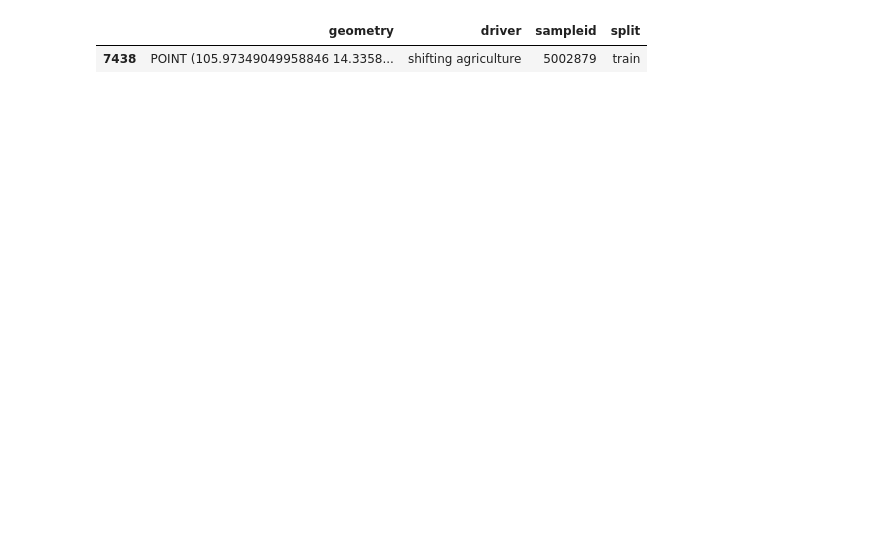
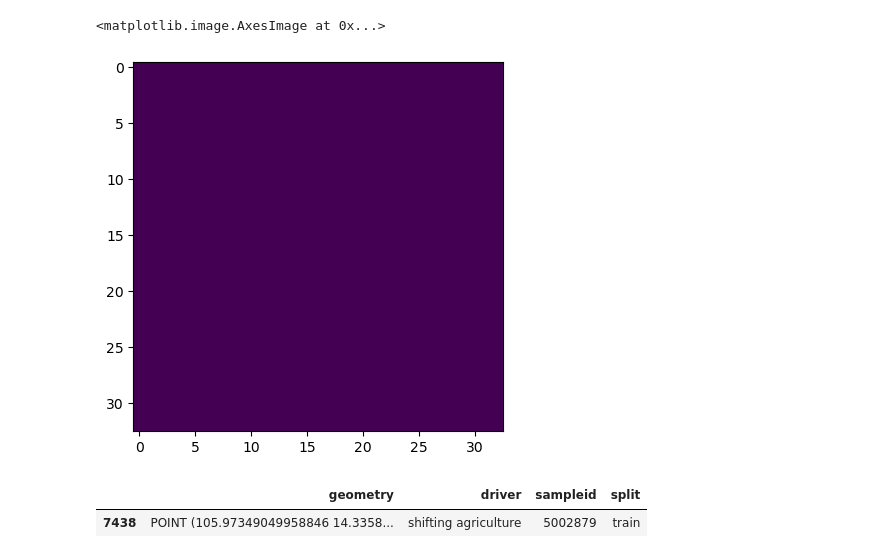
Before and after one commit to janpisl/location-encoding, a Jupyter notebook: notebooks/visualize_data-with_tmf-dst_v4.ipynb, the cells around one changed output. Cells and saved outputs as stored; diff of their text form; code cells hidden in the pictures; blank space fills up the shorter version.

```diff
--- a/notebooks/visualize_data-with_tmf-dst_v4.ipynb
+++ b/notebooks/visualize_data-with_tmf-dst_v4.ipynb
@@ -110 +122,6 @@ mining
+# %%
+forestloss_dir = "/home/jan/Documents/EPFL/project_2/data/forestloss_tiles/dataset_v4"
+# %%
+with rasterio.open(os.path.join(forestloss_dir, f"{str(10577609)}.tif")) as src:
+    tile = src.read()
 # %%
@@ -119,3 +131,8 @@ Name: 159, dtype: object
+# %%
+plt.imshow(tile.squeeze())
+# %% [output]
+<matplotlib.image.AxesImage at 0x...>
+[figure, added]
 # %%
 sampleids = [
 2040330, #forest plant. looks like palm oil
```
Also changed, not shown: parts of 5 cells of this notebook, 9 other files.
